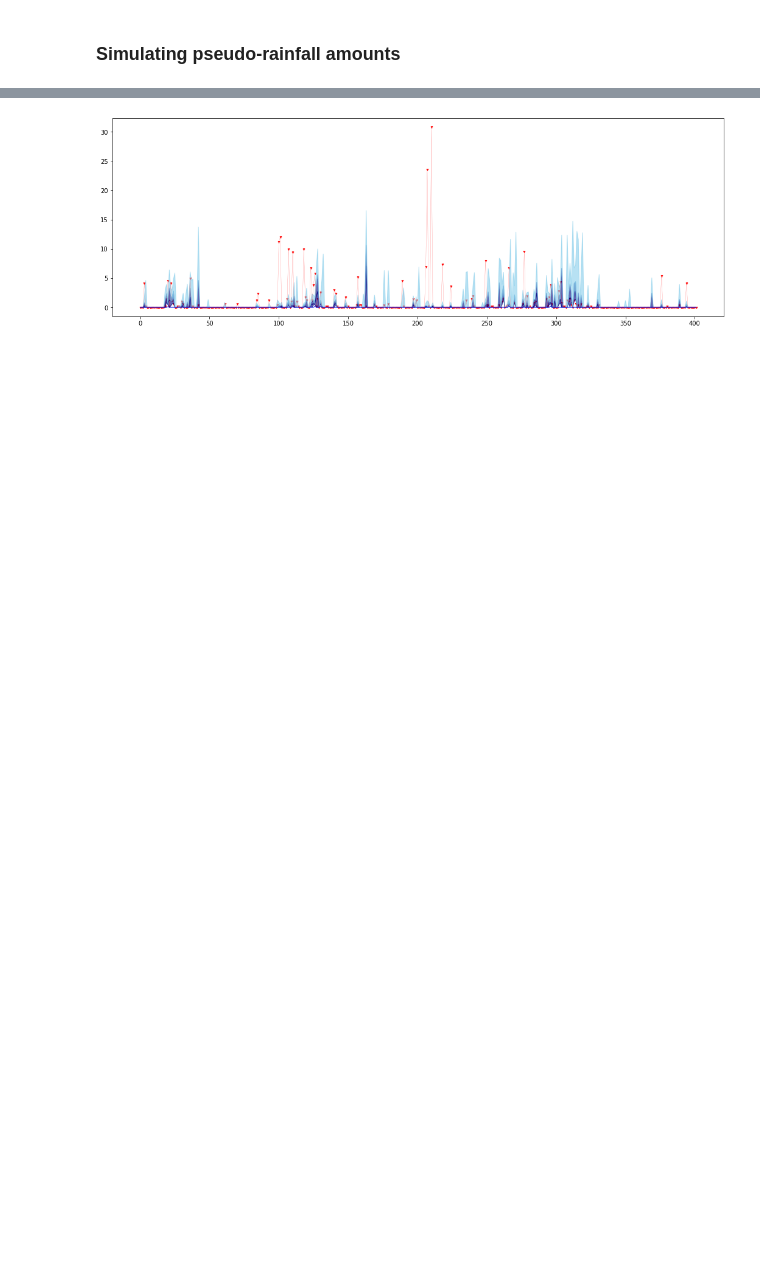
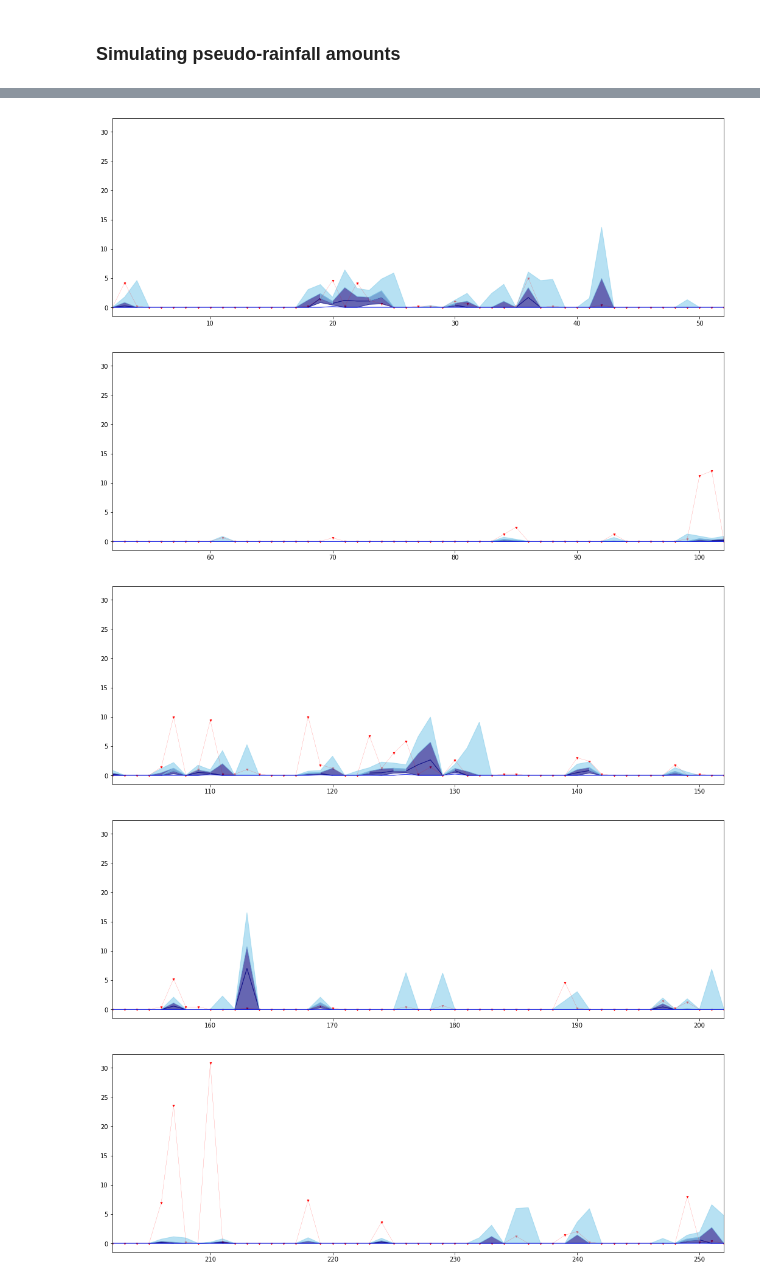
Before and after one commit to Huk-David/SpaDep_VCop, a Jupyter notebook: Copula_normal_fitting.ipynb, the cells around one changed output, grey strips where cells are left out. Cells and saved outputs as stored; diff of their text form; code cells hidden in the pictures; blank space fills up the shorter version.

Commit message:
fancy plot and plots for the three locations

```diff
--- a/Copula_normal_fitting.ipynb
+++ b/Copula_normal_fitting.ipynb
@@ -223,3 +213,9 @@ dual_annealing(norm_cop_loconly(L=loc_distmatrix_3loc).nll,bounds=[[1,50],[1,50]
+# %%
+for i in range(402):
+    if gamma_allcities[0][6][index_for_overlapdays[0][i]]!=gamma_allcities[16][6][index_for_overlapdays[1][i]]:
+        print([gamma_allcities[0][6][index_for_overlapdays[0][i]],gamma_allcities[16][6][index_for_overlapdays[1][i]],gamma_allcities[19][6][index_for_overlapdays[2][i]]])
+    if gamma_allcities[16][6][index_for_overlapdays[1][i]]!=gamma_allcities[19][6][index_for_overlapdays[2][i]]:
+        print([gamma_allcities[0][6][index_for_overlapdays[0][i]],gamma_allcities[16][6][index_for_overlapdays[1][i]],gamma_allcities[19][6][index_for_overlapdays[2][i]]])
 # %% [markdown]
 ### Simulating pseudo-rainfall amounts
 # %%
@@ -266,25 +333,29 @@ plt.show()
 # %%
 #for location id 16
+for limit in [2,52,102,152,202,252,302,352]:
+    q_05fitted=[ sorted(sim_rain_1000[i][1])[49] for i in range(402)]
+    q_25fitted=[ sorted(sim_rain_1000[i][1])[249] for i in range(402)]
+    q_50fitted=[ sorted(sim_rain_1000[i][1])[499] for i in range(402)]
+    q_75fitted=[ sorted(sim_rain_1000[i][1])[749] for i in range(402)]
+    q_95fitted=[ sorted(sim_rain_1000[i][1])[949] for i in range(402)]
 
-q_05fitted=[ sorted(sim_rain_1000[i][1])[49] for i in range(402)]
-q_25fitted=[ sorted(sim_rain_1000[i][1])[249] for i in range(402)]
-q_50fitted=[ sorted(sim_rain_1000[i][1])[499] for i in range(402)]
-q_75fitted=[ sorted(sim_rain_1000[i][1])[749] for i in range(402)]
-q_95fitted=[ sorted(sim_rain_1000[i][1])[949] for i in range(402)]
-
-plt.figure(figsize=(18, 6))
-plt.scatter([i for i in range(402)],gamma_allcities[16][5][index_for_overlapdays[1]],color='r',marker='1',s=16)
-plt.plot(gamma_allcities[16][5][index_for_overlapdays[1]],color='r',alpha=0.5,linewidth=0.3)
-plt.plot(q_05fitted,color='skyblue',linewidth=0.6,alpha=0.3)
-plt.plot(q_25fitted,color='navy',linewidth=0.6,alpha=0.3)
-plt.plot(q_05fitted,color='blue',linewidth=1,alpha=1)
-plt.plot(q_05fitted,color='navy',linewidth=0.6,alpha=0.3)
-plt.plot(q_05fitted,color='skyblue',linewidth=0.6,alpha=0.3)
-plt.fill_between([i for i in range(402)], q_50fitted, q_75fitted, where=([q_50fitted[k] < q_75fitted[k] for k in range(402)]), color='navy', alpha=0.6,interpolate=True)
-plt.fill_between([i for i in range(402)], q_50fitted, q_25fitted, where=([q_50fitted[k] > q_25fitted[k] for k in range(402)]), color='navy', alpha=0.6,interpolate=True)
-plt.fill_between([i for i in range(402)], q_95fitted, q_75fitted, where=([q_95fitted[k] > q_75fitted[k] for k in range(402)]), color='skyblue', alpha=0.6,interpolate=True)
-plt.fill_between([i for i in range(402)], q_50fitted, q_75fitted, where=([q_05fitted[k] < q_25fitted[k] for k in range(402)]), color='skyblue', alpha=0.6,interpolate=True)
-
-plt.show()
+    plt.figure(figsize=(18, 6))
+    plt.scatter([i for i in range(402)],gamma_allcities[16][5][index_for_overlapdays[1]],color='r',marker='1',s=16)
+    plt.plot(gamma_allcities[16][5][index_for_overlapdays[1]],color='r',alpha=0.5,linewidth=0.3)
+    plt.plot(q_05fitted,color='skyblue',linewidth=0.6,alpha=0.3)
+    plt.plot(q_25fitted,color='navy',linewidth=0.6,alpha=0.3)
+    plt.plot(q_05fitted,color='blue',linewidth=1,alpha=1)
+    plt.plot(q_05fitted,color='navy',linewidth=0.6,alpha=0.3)
+    plt.plot(q_05fitted,color='skyblue',linewidth=0.6,alpha=0.3)
+    plt.fill_between([i for i in range(402)], q_50fitted, q_75fitted, where=([q_50fitted[k] < q_75fitted[k] for k in range(402)]), color='navy', alpha=0.6,interpolate=True)
+    plt.fill_between([i for i in range(402)], q_50fitted, q_25fitted, where=([q_50fitted[k] > q_25fitted[k] for k in range(402)]), color='navy', alpha=0.6,interpolate=True)
+    plt.fill_between([i for i in range(402)], q_95fitted, q_75fitted, where=([q_95fitted[k] > q_75fitted[k] for k in range(402)]), color='skyblue', alpha=0.6,interpolate=True)
+    plt.fill_between([i for i in range(402)], q_50fitted, q_75fitted, where=([q_05fitted[k] < q_25fitted[k] for k in range(402)]), color='skyblue', alpha=0.6,interpolate=True)
+    plt.xlim([limit,limit+50])
+    plt.show()
 # %% [output]
-[figure, old version]
+[figure, new version]
+[figure, added]
+[figure, added]
+[figure, added]
+[figure, added]
```
Also changed, not shown: parts of 8 cells of this notebook.
